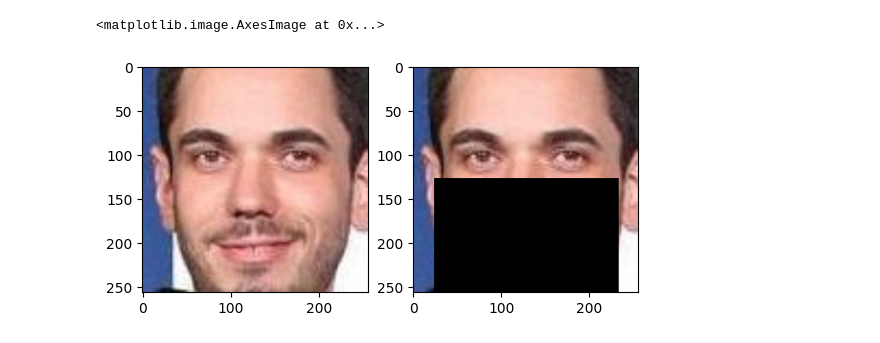
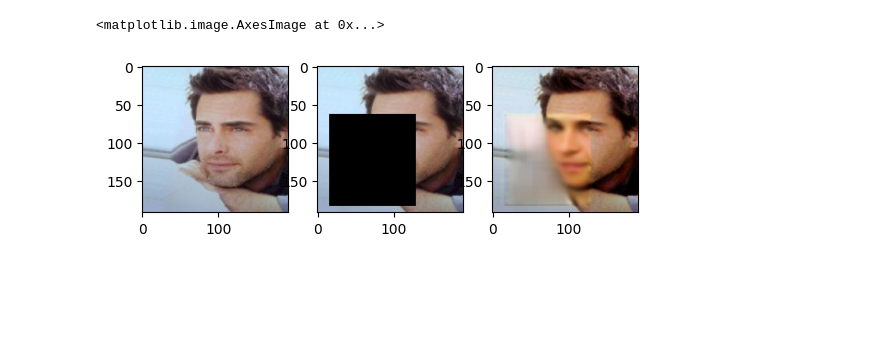
Before and after one commit to madhava20217/Realtime-Masked-Face-Unmasker, a Jupyter notebook: completion copy.ipynb, the cells around one changed output. Cells and saved outputs as stored; diff of their text form; code cells hidden in the pictures; blank space fills up the shorter version.

Commit message:
higher quality model

```diff
--- a/completion copy.ipynb
+++ b/completion copy.ipynb
@@ -70,7 +46,24 @@ rescale_transform = transforms.Compose([
+# %%
+sizes = (192, 192)
+
+rescale_transform = transforms.Compose([
+    transforms.ToTensor(),
+    transforms.Resize(sizes, antialias= False)
+])
+
+augment = transforms.Compose([
+    # transforms.RandomAffine(30, scale = (0.9, 1.1), shear = 5, interpolation=transforms.InterpolationMode.NEAREST),
+    transforms.RandomResizedCrop(sizes, (0.7, 1), ratio = (3/4, 4/3), antialias = None)
+])
+random_erase = transforms.Compose([
+    transforms.RandomErasing(0.99, (0.35, 0.5), ratio = (0.3, 3), value = 0)
+])
 # %%
 class celebDataset(Dataset):
-    def __init__(self, files):
+    def __init__(self, files, erase = random_erase, augment = None):
         self.faces = files
+        self.erase = erase
+        self.augment = augment
 
 
     def __len__(self):
@@ -79,15 +72,20 @@ class celebDataset(Dataset):
     def __getitem__(self, idx):
         img = Image.open(self.faces[idx]).convert("RGB")
         img = rescale_transform(img)
-        mask = np.ones(sizes)
-        left_limit = max(0, sizes[0]//7 + random.randint(-30, +30))
-        right_limit = min(6*sizes[0]//7 + random.randint(-10, +30), sizes[1])
-        mask[int(3*sizes[0]//7) + random.randint(-20, +30):, left_limit: right_limit] = 0
 
-        masked = img*(torch.Tensor(mask[None, ...]).float())
+        if self.augment is not None:
+            img = self.augment(img)
+
+        masked = random_erase(img)
+        # mask = np.ones(sizes)
+        # left_limit = max(0, sizes[0]//7 + random.randint(-30, +30))
+        # right_limit = min(6*sizes[0]//7 + random.randint(-10, +30), sizes[1])
+        # mask[int(3*sizes[0]//7) + random.randint(-20, +30):, left_limit: right_limit] = 0
+
+        # masked = img*(torch.Tensor(mask[None, ...]).float())
         return img, masked
 # %%
-dataset = celebDataset(files)
+dataset = celebDataset(files, erase = random_erase, augment = augment)
 
 train_dataset, val_dataset = torch.utils.data.random_split(dataset, [0.9, 0.1])
 # %%
@@ -236,7 +252,13 @@ img, mask = val_dataset[90]
 # %%
-fig, ax = plt.subplots(1, 2)
+i = random.randint(0, len(val_dataset))
+
+img, mask = train_dataset[i]
+unmasked = model(mask[None, ...].float().to(device))
+
+fig, ax = plt.subplots(1, 3)
 ax[0].imshow(img.cpu().permute(1, 2, 0))
 ax[1].imshow(mask.cpu().permute(1, 2, 0))
+ax[2].imshow(unmasked[0].detach().cpu().permute(1, 2, 0))
 # %% [output]
 <matplotlib.image.AxesImage at 0x...>
-[figure, old version]
+[figure, new version]
```
Also changed, not shown: parts of 12 cells of this notebook, 4 other files.
